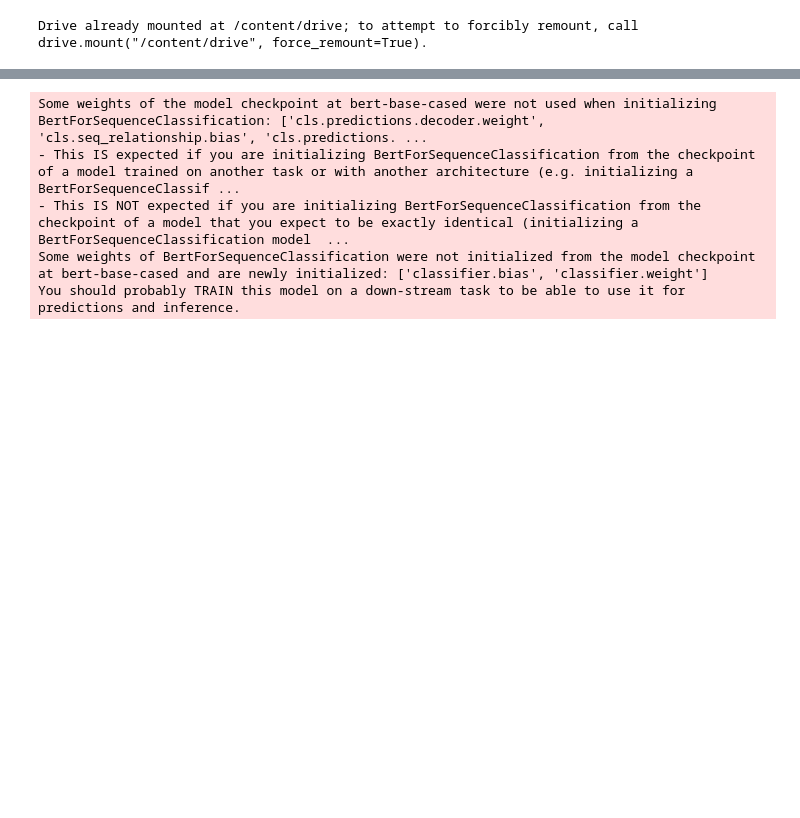
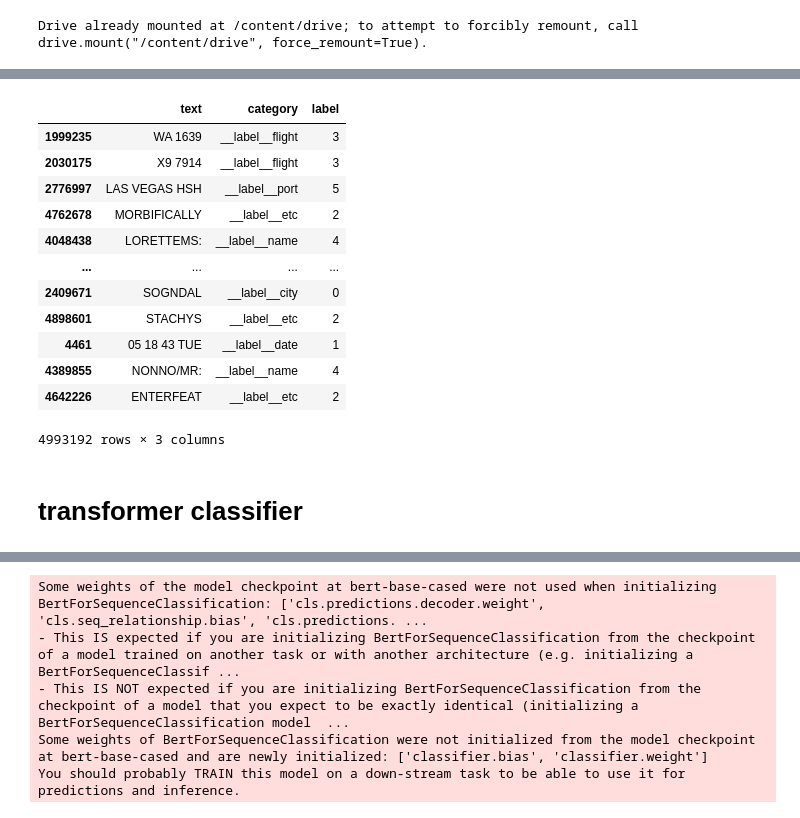
Before and after one commit to dolmani38/OCR, a Jupyter notebook: Gate26_0806.ipynb, the cells around one changed output, grey strips where cells are left out. Drawn from its saved outputs; the diff is of its cells as text; code cells hidden in the pictures; blank space fills up the shorter version.

```diff
--- a/Gate26_0806.ipynb
+++ b/Gate26_0806.ipynb
@@ -132,0 +296,26 @@ array([1, 3, 5, 0, 4, 2])
+# %%
+# NLP Preprocessing
+from gensim.utils import simple_preprocess
+
+ft_dataset = raw_dataset.copy().sample(raw_dataset.shape[0])
+# NLP Preprocess
+#ft_dataset.iloc[:, 0] = ft_dataset.iloc[:, 0].apply(lambda x: ' '.join(simple_preprocess(x)))
+
+# Prefixing each row of the category column with '__label__'
+ft_dataset.iloc[:, 1] = ft_dataset.iloc[:, 1].apply(lambda x: '__label__' + x)
+# %%
+ft_dataset
+# %% [output]
+|  | text | category | label |
+| 1999235 | WA 1639 | __label__flight | 3 |
+| 2030175 | X9 7914 | __label__flight | 3 |
+| 2776997 | LAS VEGAS HSH | __label__port | 5 |
+| 4762678 | MORBIFICALLY | __label__etc | 2 |
+| 4048438 | LORETTEMS: | __label__name | 4 |
+| ... | ... | ... | ... |
+| 2409671 | SOGNDAL | __label__city | 0 |
+| 4898601 | STACHYS | __label__etc | 2 |
+| 4461 | 05 18 43 TUE | __label__date | 1 |
+| 4389855 | NONNO/MR: | __label__name | 4 |
+| 4642226 | ENTERFEAT | __label__etc | 2 |
+4993192 rows × 3 columns
@@ -133,3 +340,5 @@ array([1, 3, 5, 0, 4, 2])
+# %% [markdown]
+# transformer classifier
 # %%
 !pip install transformers
 # %% [output]
```
Also changed, not shown: parts of 32 cells of this notebook.
